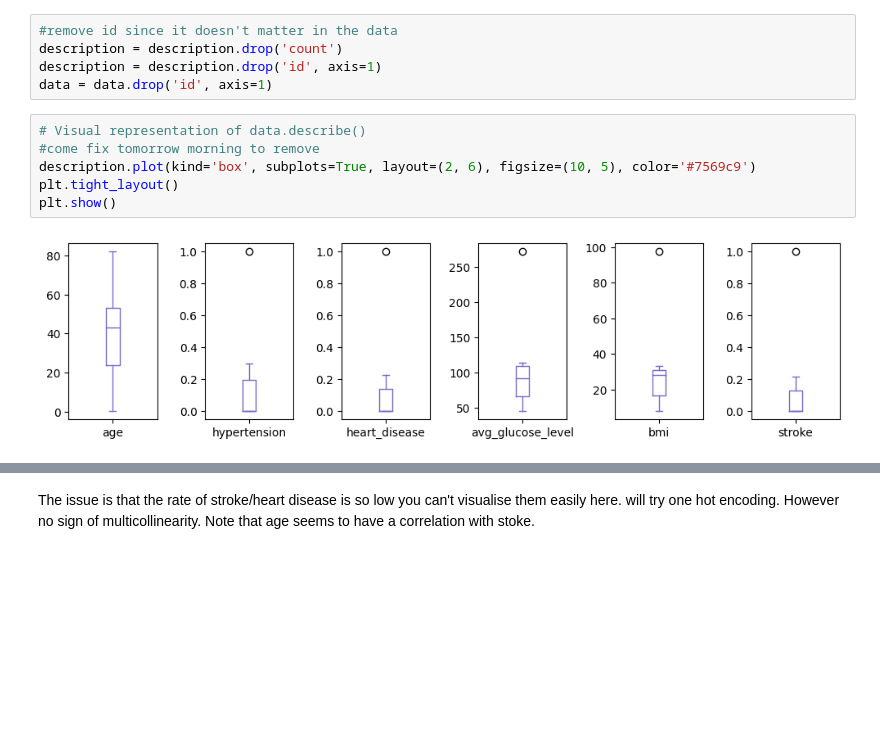
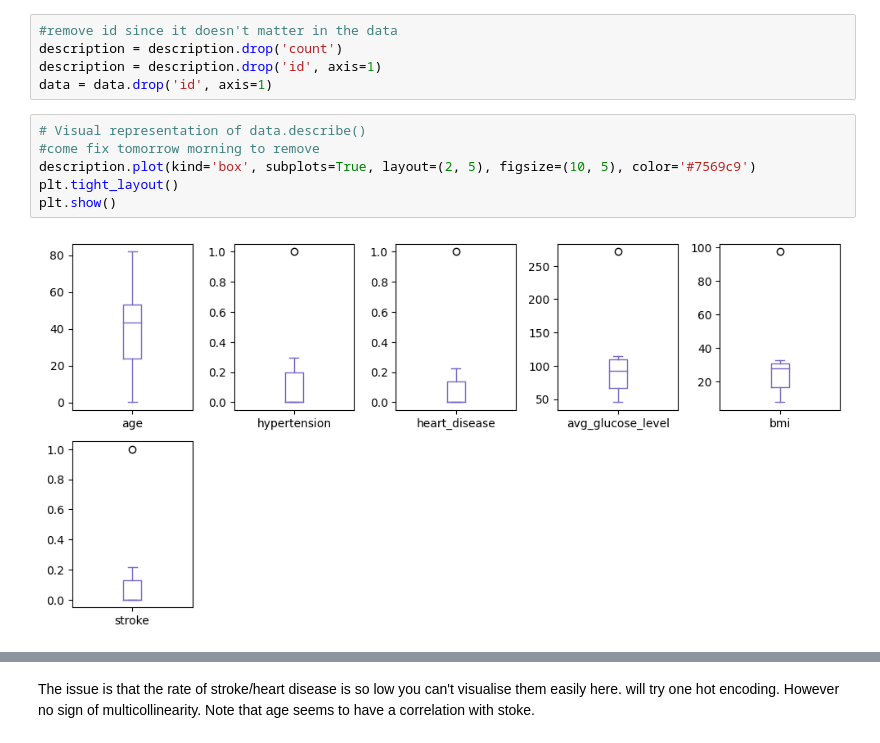
Before and after one commit to myacinecoding/Datathon-2, a Jupyter notebook: Datathon_2.ipynb, the cells around one changed output, grey strips where cells are left out. Cells and saved outputs as stored; diff of their text form; blank space fills up the shorter version.

```diff
--- a/Datathon_2.ipynb
+++ b/Datathon_2.ipynb
@@ -91,11 +91,11 @@ data = data.drop('id', axis=1)
 # %%
 # Visual representation of data.describe()
 #come fix tomorrow morning to remove
-description.plot(kind='box', subplots=True, layout=(2, 6), figsize=(10, 5), color='#7569c9')
+description.plot(kind='box', subplots=True, layout=(2, 5), figsize=(10, 5), color='#7569c9')
 plt.tight_layout()
 plt.show()
 # %% [output]
-[figure, old version]
+[figure, new version]
 # %%
 # Display pair plot for data visualization with stroke as the outcome results
 #also dropping na values in this table for visualisation
```
Also changed, not shown: parts of 16 cells of this notebook.
